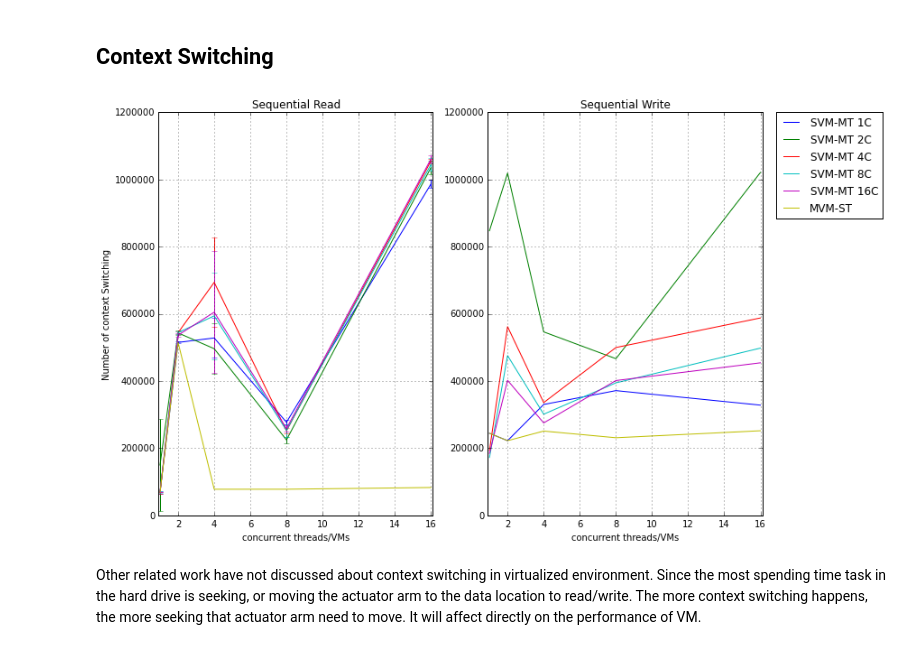
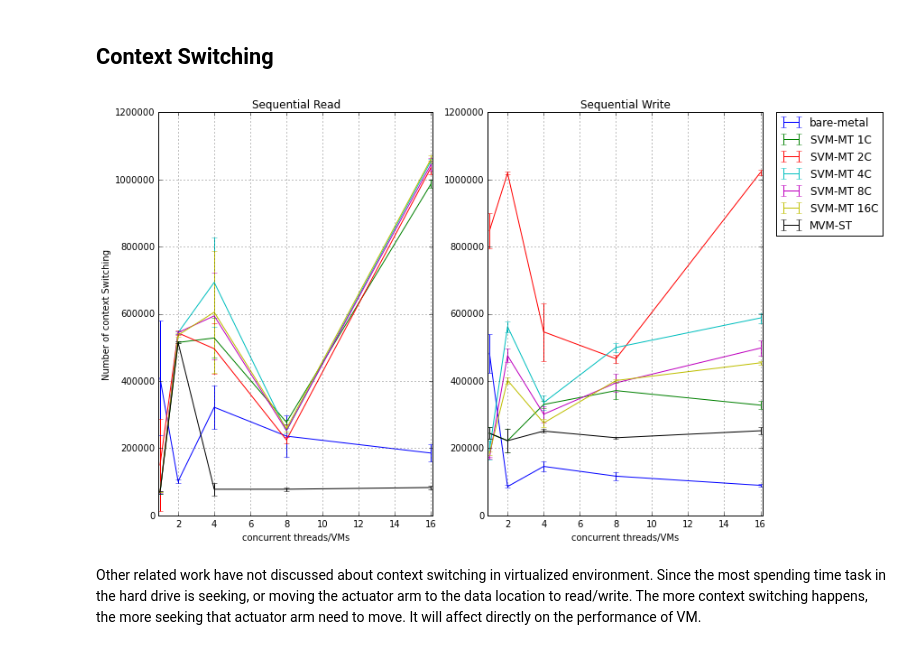
Before and after one commit to hasonhai/io_measurements, a Jupyter notebook: notebook/DA16procs.ipynb, the cells around one changed output. Drawn from its saved outputs; the diff is of its cells as text; code cells hidden in the pictures.

```diff
--- a/notebook/DA16procs.ipynb
+++ b/notebook/DA16procs.ipynb
@@ -729,38 +728,38 @@ cicpucsswmvm = cics.filter(regex="^SW[1,2,4,8,16]VM1CTH1").tolist()
 # %%
 x_axis = [1,2,4,8,16]
 
 plt.subplot(121)
-#plt.plot(x_axis, cpucssrbf, label = 'bare-metal')
+plt.errorbar(x_axis, cpucssrbf, cicpucssrbf, label = 'bare-metal')
 plt.errorbar(x_axis, cpucssrsvm1c, cicpucssrsvm1c, label = 'SVM-MT 1C')
 plt.errorbar(x_axis, cpucssrsvm2c, cicpucssrsvm2c, label = 'SVM-MT 2C')
 plt.errorbar(x_axis, cpucssrsvm4c, cicpucssrsvm4c, label = 'SVM-MT 4C')
 plt.errorbar(x_axis, cpucssrsvm8c, cicpucssrsvm8c, label = 'SVM-MT 8C')
 plt.errorbar(x_axis, cpucssrsvm16c, cicpucssrsvm16c, label = 'SVM-MT 16C')
-plt.plot(x_axis, cpucssrmvm, label = 'MVM-ST')
+plt.errorbar(x_axis, cpucssrmvm, cicpucssrmvm, label = 'MVM-ST')
 plt.axis([0.9, 16.1, 0, 1200000])
 plt.grid(True)
 plt.title('Sequential Read')
 pylab.xlabel('concurrent threads/VMs')
 pylab.ylabel('Number of context Switching')
 
 plt.subplot(122)
-#plt.plot(x_axis, cpucsswbf, label = 'bare-metal')
-plt.plot(x_axis, cpucsswsvm1c, label = 'SVM-MT 1C')
-plt.plot(x_axis, cpucsswsvm2c, label = 'SVM-MT 2C')
-plt.plot(x_axis, cpucsswsvm4c, label = 'SVM-MT 4C')
-plt.plot(x_axis, cpucsswsvm8c, label = 'SVM-MT 8C')
-plt.plot(x_axis, cpucsswsvm16c, label = 'SVM-MT 16C')
-plt.plot(x_axis, cpucsswmvm, label = 'MVM-ST')
+plt.errorbar(x_axis, cpucsswbf, cicpucsswbf, label = 'bare-metal')
+plt.errorbar(x_axis, cpucsswsvm1c, cicpucsswsvm1c, label = 'SVM-MT 1C')
+plt.errorbar(x_axis, cpucsswsvm2c, cicpucsswsvm2c, label = 'SVM-MT 2C')
+plt.errorbar(x_axis, cpucsswsvm4c, cicpucsswsvm4c, label = 'SVM-MT 4C')
+plt.errorbar(x_axis, cpucsswsvm8c, cicpucsswsvm8c, label = 'SVM-MT 8C')
+plt.errorbar(x_axis, cpucsswsvm16c, cicpucsswsvm16c, label = 'SVM-MT 16C')
+plt.errorbar(x_axis, cpucsswmvm, cicpucsswmvm, label = 'MVM-ST')
 plt.axis([0.9, 16.1, 0, 1200000])
 plt.grid(True)
 plt.title('Sequential Write')
 plt.legend(bbox_to_anchor=(1.05, 1), loc=2, borderaxespad=0.)
 pylab.xlabel('concurrent threads/VMs')
 #pylab.ylabel('Number of context Switching')
 
 plt.savefig('nml_CPUContextSwitch16procs.pdf')
 # %% [output]
-[figure, old version]
+[figure, new version]
 # %% [markdown]
 Other related work have not discussed about context switching in virtualized environment. Since the most spending time task in the hard drive is seeking, or moving the actuator arm to the data location to read/write. The more context switching happens, the more seeking that actuator arm need to move. It will affect directly on the performance of VM.
 # %% [markdown]
```
Also changed, not shown: parts of 5 cells of this notebook, 12 other files.
